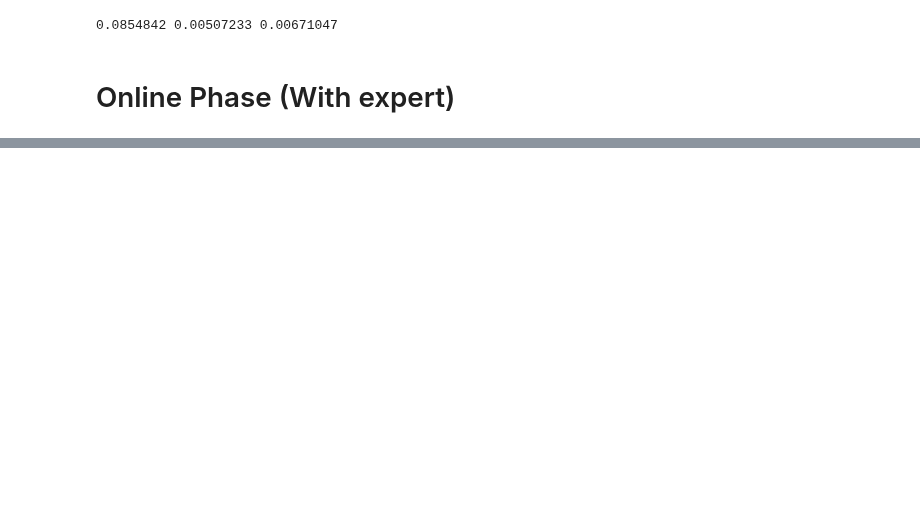
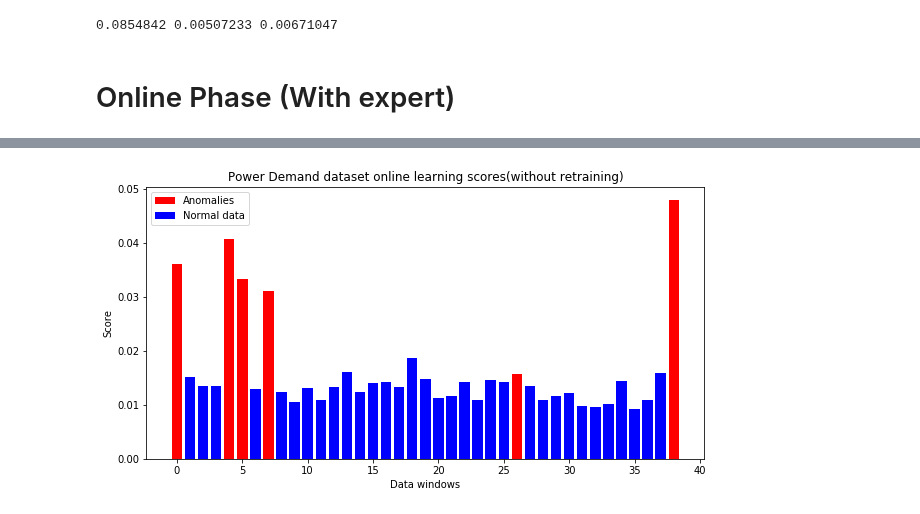
Before and after one commit to binli826/LSTM-Autoencoders, a Jupyter notebook: src/Experiments/Online_power.ipynb, the cells around one changed output, grey strips where cells are left out. Drawn from its saved outputs; the diff is of its cells as text; code cells hidden in the pictures; blank space fills up the shorter version.

```diff
--- a/src/Experiments/Online_power.ipynb
+++ b/src/Experiments/Online_power.ipynb
@@ -389,0 +376,15 @@ plot_roc(fpr,tpr,auc)
+# %%
+plt.figure(figsize=(10,5))
+#barlist = plt.bar(range(len(output)),output)
+#for x in anomaly_index:
+#    barlist[x].set_color('r')
+bar1 = plt.bar(anomaly_index,pd.Series(output)[anomaly_index],color='r')
+bar2 = plt.bar(normal_index,pd.Series(output)[normal_index],color='b')
+plt.legend([bar1,bar2], ["Anomalies","Normal data"])
+
+plt.xlabel("Data windows")
+plt.ylabel("Score")
+plt.title("Power Demand dataset online learning scores(without retraining)")
+plt.show()
+# %% [output]
+[figure, added]
```
Also changed, not shown: parts of 13 cells of this notebook, 8 other files.
